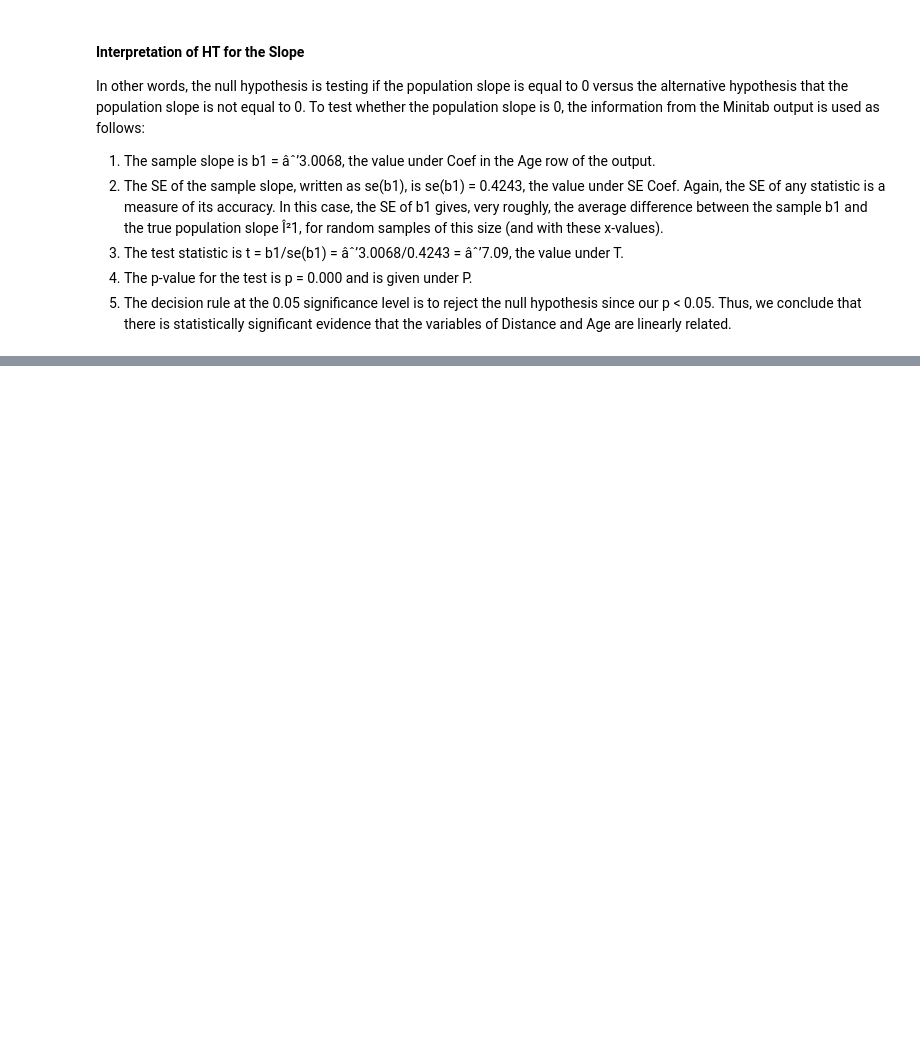
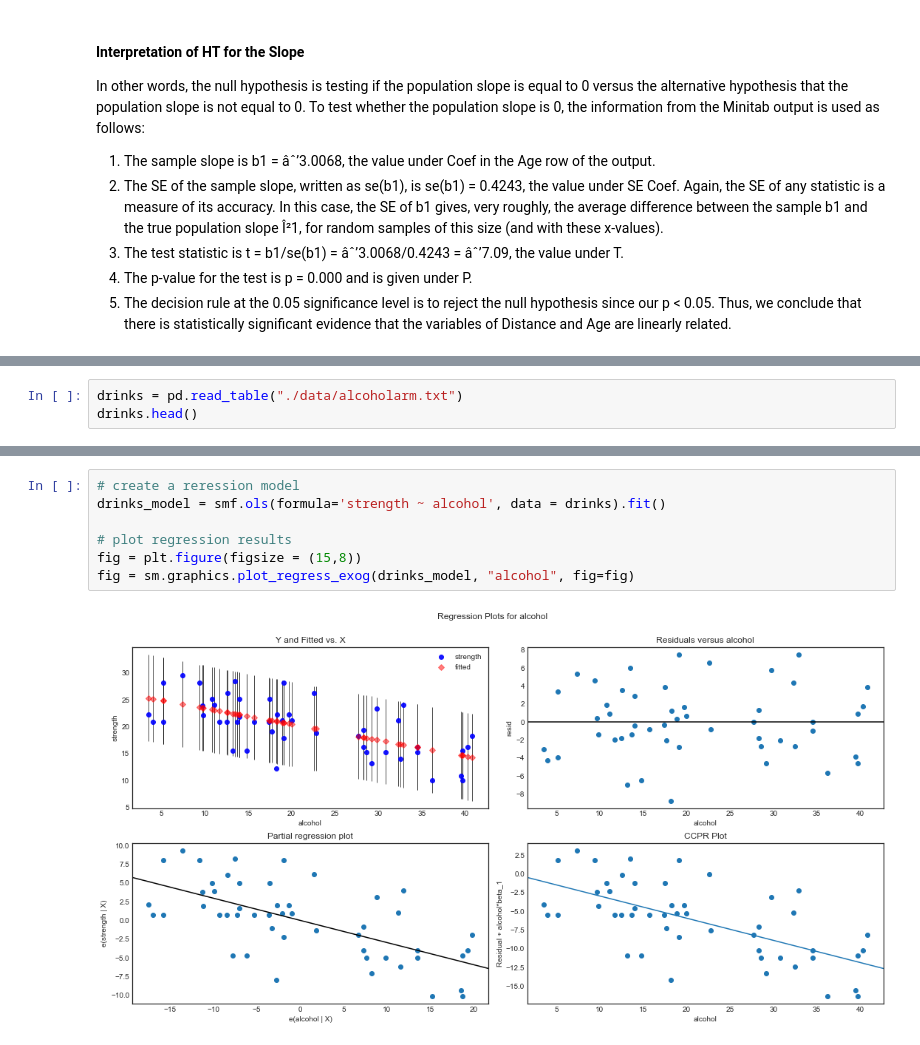
Before and after one commit to naivelogic/Machine_Learning_Notebooks, a Jupyter notebook: Data_Science/Stats Foundation/Regression Methods/[lab] PennState Regression.ipynb, the cells around one changed output, grey strips where cells are left out. Cells and saved outputs as stored; diff of their text form; blank space fills up the shorter version.

```diff
--- a/Data_Science/Stats Foundation/Regression Methods/[lab] PennState Regression.ipynb
+++ b/Data_Science/Stats Foundation/Regression Methods/[lab] PennState Regression.ipynb
@@ -668,0 +584,3 @@ In other words, the null hypothesis is testing if the population slope is equal
+# %%
+drinks = pd.read_table("./data/alcoholarm.txt")
+drinks.head()
@@ -668,0 +604,9 @@ In other words, the null hypothesis is testing if the population slope is equal
+# %%
+# create a reression model
+drinks_model = smf.ols(formula='strength ~ alcohol', data = drinks).fit()
+
+# plot regression results
+fig = plt.figure(figsize = (15,8))
+fig = sm.graphics.plot_regress_exog(drinks_model, "alcohol", fig=fig)
+# %% [output]
+[figure, added]
```
Also changed, not shown: parts of 35 cells of this notebook.
